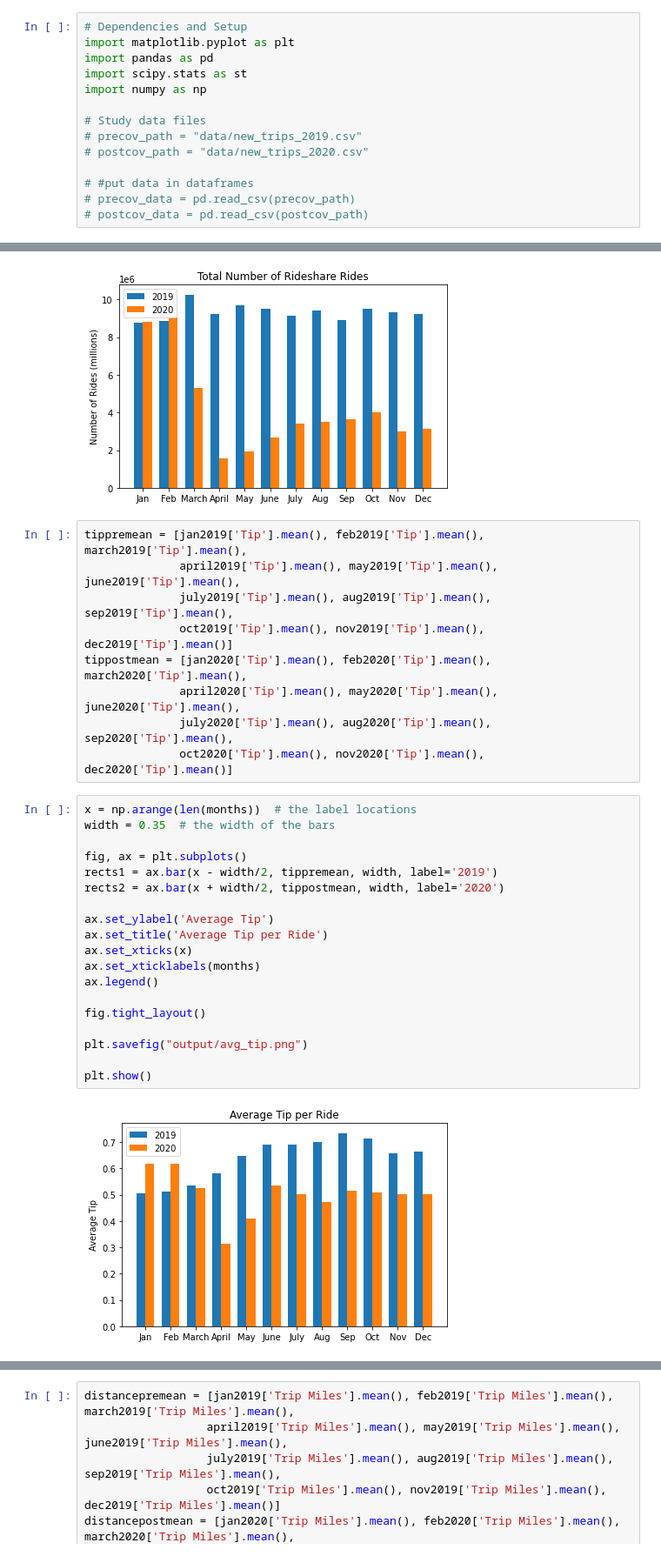
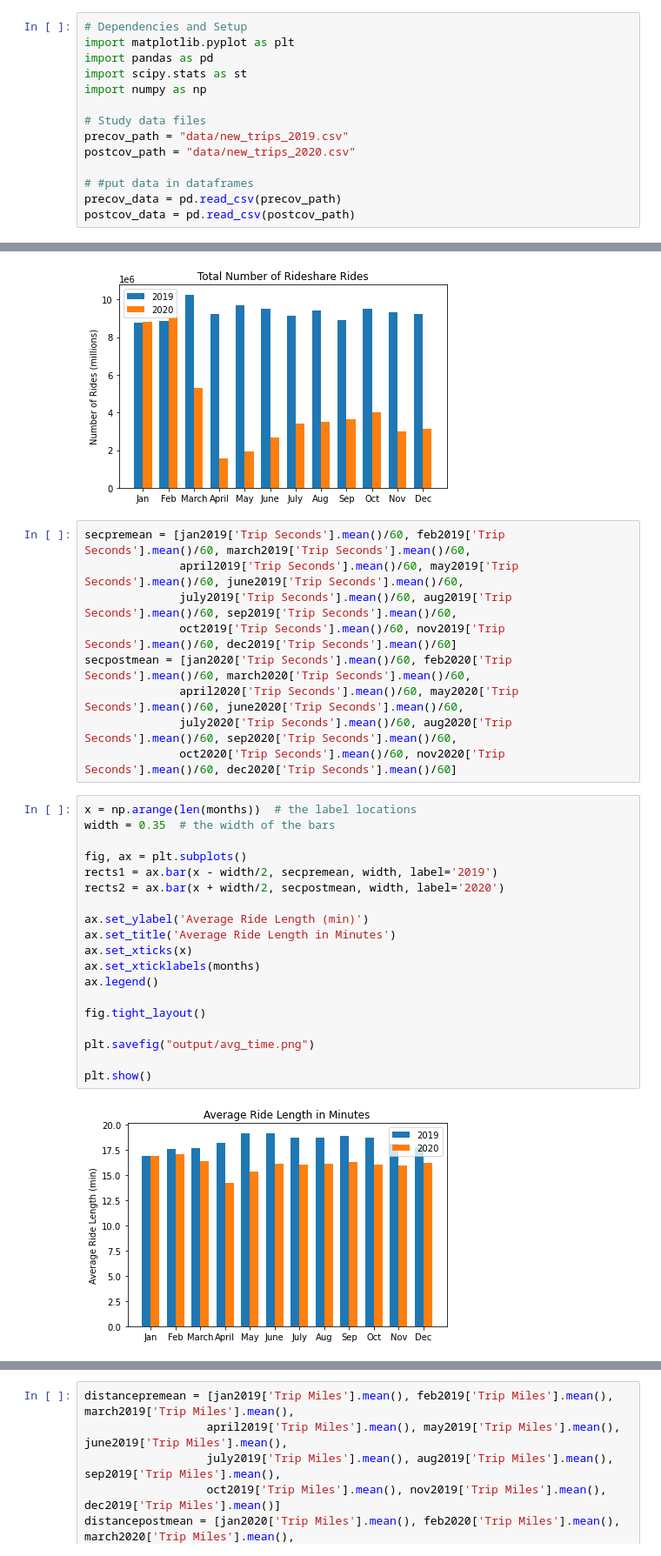
Before and after one commit to Slainte91/COVID-movement, a Jupyter notebook: rideshare/rideshare.ipynb, the cells around one changed output, grey strips where cells are left out. Shown at 87% size. Drawn from its saved outputs; the diff is of its cells as text.

```diff
--- a/rideshare/rideshare.ipynb
+++ b/rideshare/rideshare.ipynb
@@ -6,12 +6,12 @@ import scipy.stats as st
 import numpy as np
 
 # Study data files
-# precov_path = "data/new_trips_2019.csv"
-# postcov_path = "data/new_trips_2020.csv"
+precov_path = "data/new_trips_2019.csv"
+postcov_path = "data/new_trips_2020.csv"
 
 # #put data in dataframes
-# precov_data = pd.read_csv(precov_path)
-# postcov_data = pd.read_csv(postcov_path)
+precov_data = pd.read_csv(precov_path)
+postcov_data = pd.read_csv(postcov_path)
 # %%
 clean_precov = pd.DataFrame(precov_data[['Trip Start Timestamp', 'Trip Seconds', 'Trip Miles', 'Fare', 'Tip', 'Additional Charges', 'Trip Total']])
 clean_postcov = pd.DataFrame(postcov_data[['Trip Start Timestamp', 'Trip Seconds', 'Trip Miles', 'Fare', 'Tip', 'Additional Charges', 'Trip Total']])
@@ -153,32 +131,32 @@ plt.show()
 # %% [output]
 [figure]
 # %%
-tippremean = [jan2019['Tip'].mean(), feb2019['Tip'].mean(), march2019['Tip'].mean(),
-              april2019['Tip'].mean(), may2019['Tip'].mean(), june2019['Tip'].mean(),
-              july2019['Tip'].mean(), aug2019['Tip'].mean(), sep2019['Tip'].mean(),
-              oct2019['Tip'].mean(), nov2019['Tip'].mean(), dec2019['Tip'].mean()]
-tippostmean = [jan2020['Tip'].mean(), feb2020['Tip'].mean(), march2020['Tip'].mean(),
-              april2020['Tip'].mean(), may2020['Tip'].mean(), june2020['Tip'].mean(),
-              july2020['Tip'].mean(), aug2020['Tip'].mean(), sep2020['Tip'].mean(),
-              oct2020['Tip'].mean(), nov2020['Tip'].mean(), dec2020['Tip'].mean()]
+secpremean = [jan2019['Trip Seconds'].mean()/60, feb2019['Trip Seconds'].mean()/60, march2019['Trip Seconds'].mean()/60,
+              april2019['Trip Seconds'].mean()/60, may2019['Trip Seconds'].mean()/60, june2019['Trip Seconds'].mean()/60,
+              july2019['Trip Seconds'].mean()/60, aug2019['Trip Seconds'].mean()/60, sep2019['Trip Seconds'].mean()/60,
+              oct2019['Trip Seconds'].mean()/60, nov2019['Trip Seconds'].mean()/60, dec2019['Trip Seconds'].mean()/60]
+secpostmean = [jan2020['Trip Seconds'].mean()/60, feb2020['Trip Seconds'].mean()/60, march2020['Trip Seconds'].mean()/60,
+              april2020['Trip Seconds'].mean()/60, may2020['Trip Seconds'].mean()/60, june2020['Trip Seconds'].mean()/60,
+              july2020['Trip Seconds'].mean()/60, aug2020['Trip Seconds'].mean()/60, sep2020['Trip Seconds'].mean()/60,
+              oct2020['Trip Seconds'].mean()/60, nov2020['Trip Seconds'].mean()/60, dec2020['Trip Seconds'].mean()/60]
 # %%
 x = np.arange(len(months))  # the label locations
 width = 0.35  # the width of the bars
 
 fig, ax = plt.subplots()
-rects1 = ax.bar(x - width/2, tippremean, width, label='2019')
-rects2 = ax.bar(x + width/2, tippostmean, width, label='2020')
+rects1 = ax.bar(x - width/2, secpremean, width, label='2019')
+rects2 = ax.bar(x + width/2, secpostmean, width, label='2020')
 
-ax.set_ylabel('Average Tip')
-ax.set_title('Average Tip per Ride')
+ax.set_ylabel('Average Ride Length (min)')
+ax.set_title('Average Ride Length in Minutes')
 ax.set_xticks(x)
 ax.set_xticklabels(months)
 ax.legend()
 
 fig.tight_layout()
 
-plt.savefig("output/avg_tip.png")
+plt.savefig("output/avg_time.png")
 
 plt.show()
 # %% [output]
-[figure, old version]
+[figure, new version]
```
Also changed, not shown: parts of 8 cells of this notebook, 2 other files.
